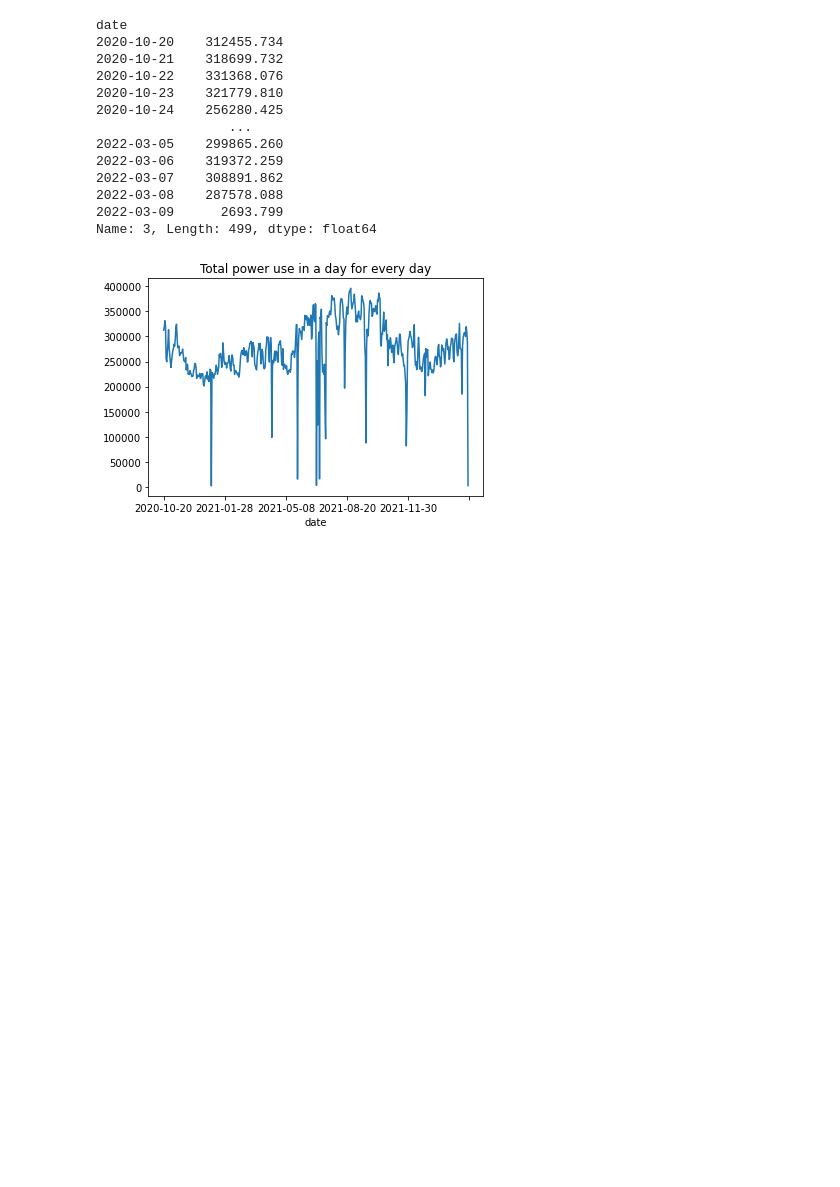
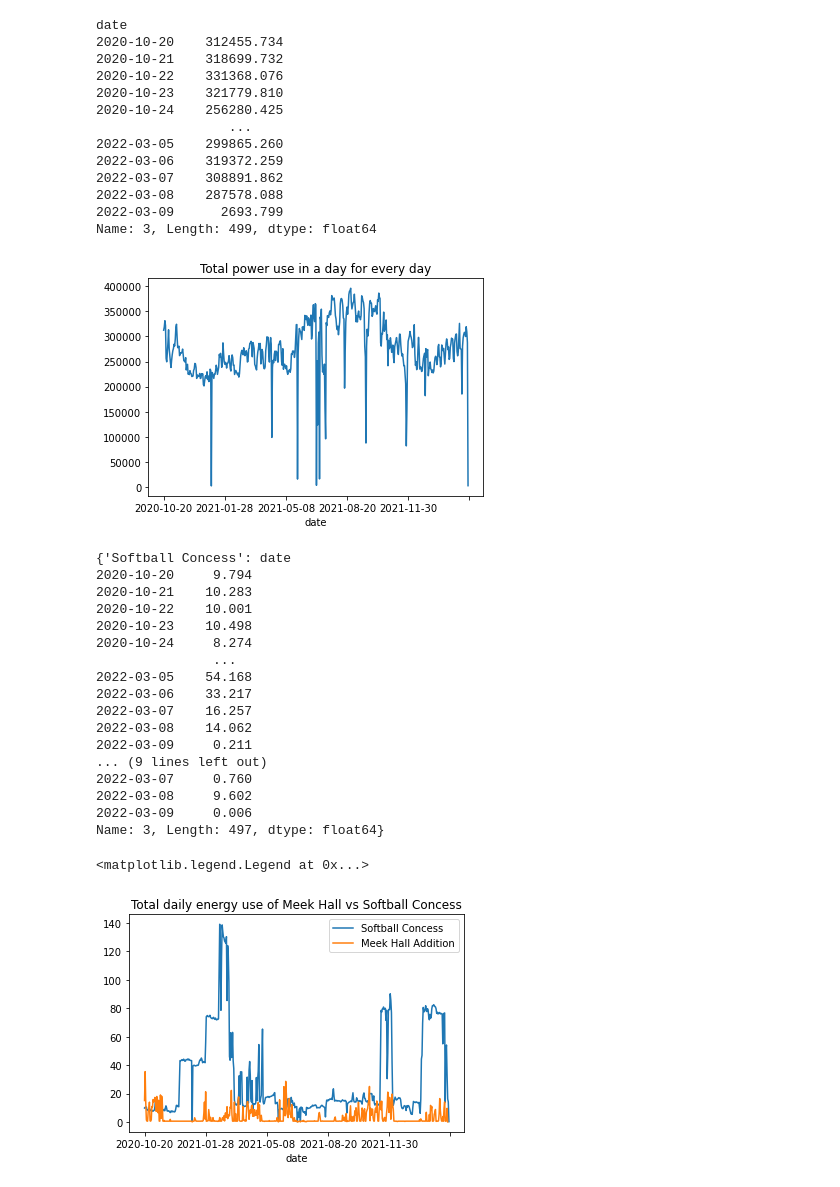
Before and after one commit to Derherpderderp/Csci343Project3, a Jupyter notebook: Csci343Project3hhgarret.ipynb, the cells around one changed output. Drawn from its saved outputs; the diff is of its cells as text; code cells hidden in the pictures; blank space fills up the shorter version.

```diff
--- a/Csci343Project3hhgarret.ipynb
+++ b/Csci343Project3hhgarret.ipynb
@@ -251,3 +251,38 @@ date
 2022-03-09      2693.799
 Name: 3, Length: 499, dtype: float64
 [figure]
+# %%
+fig, ax = plt.subplots()
+allowedbuilds = ['Softball Concess', "Meek Hall Addition"]
+sums = {}
+for building in allowedbuilds:
+    singsum = merged.loc[(merged[1] == building)].groupby('date')[3].sum()
+    sums.update({building : singsum})
+# singsum = merged.groupby('date')[3].sum()
+print(sums)
+# for key, grp in merged.loc[(merged[1].isin(allowedbuilds))].groupby([1]):
+#     ax = grp.plot(ax=ax, kind = 'line', x = 'date', y = 3, label = key)
+#     print(grp)
+for key in sums:
+    buildingPlot = sums[key].plot(ax=ax, kind = 'line', x = 'date', y = 3, label = key, title = "Total daily energy use of Meek Hall vs Softball Concess")
+buildingPlot.legend(loc='upper right')
+# %% [output]
+{'Softball Concess': date
+2020-10-20     9.794
+2020-10-21    10.283
+2020-10-22    10.001
+2020-10-23    10.498
+2020-10-24     8.274
+               ...
+2022-03-05    54.168
+2022-03-06    33.217
+2022-03-07    16.257
+2022-03-08    14.062
+2022-03-09     0.211
+... (9 lines left out)
+2022-03-07     0.760
+2022-03-08     9.602
+2022-03-09     0.006
+Name: 3, Length: 497, dtype: float64}
+<matplotlib.legend.Legend at 0x...>
+[figure, added]
```
